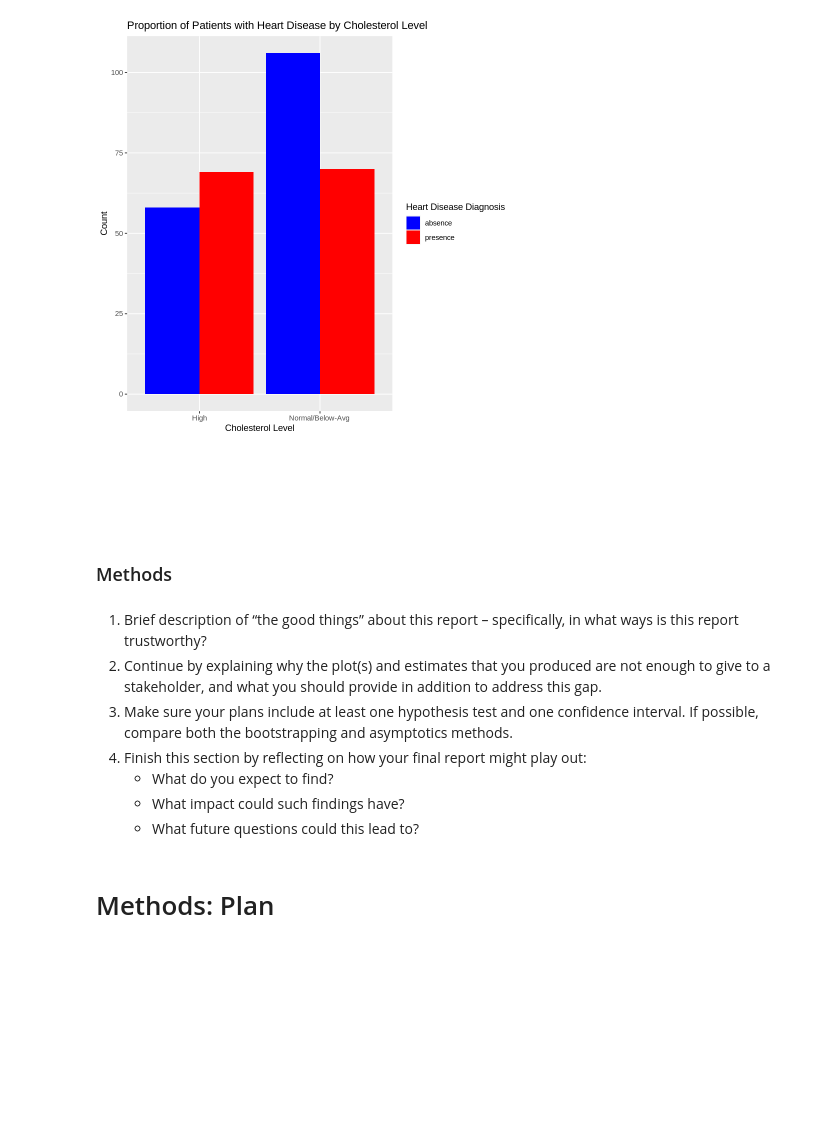
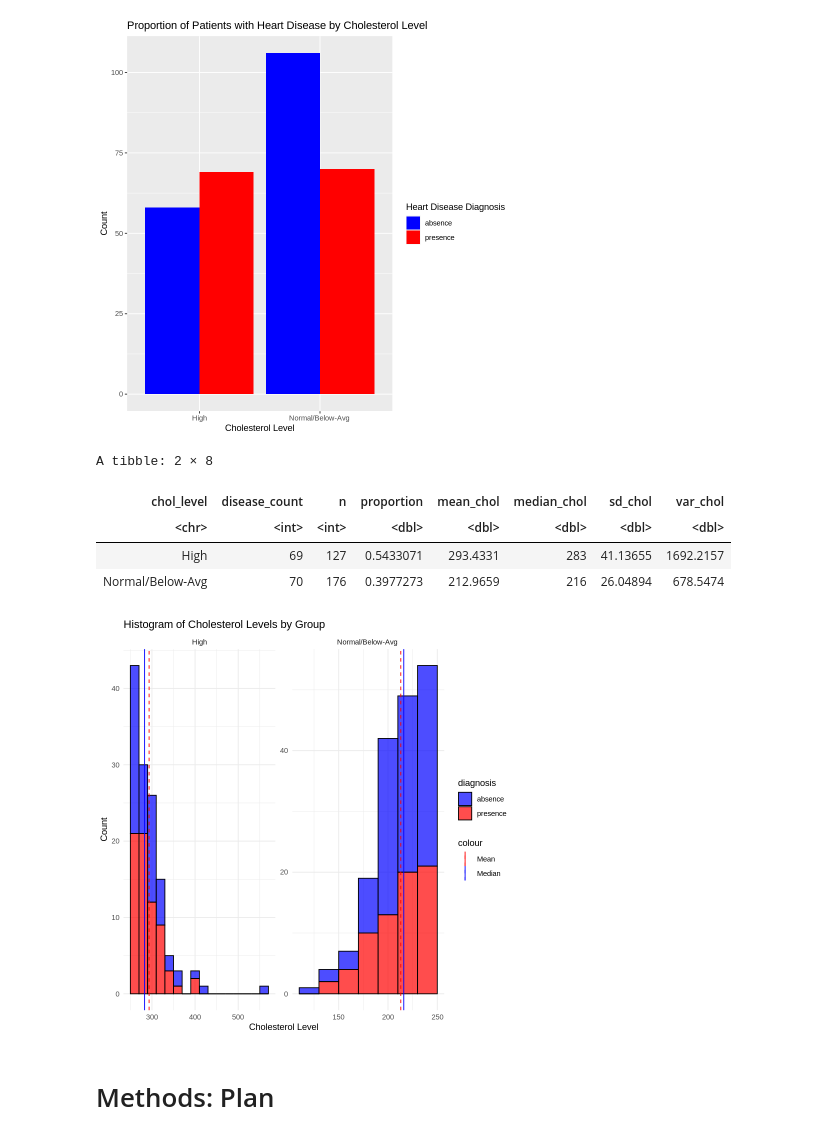
Before and after one commit to Kaylan-W/heart-disease-stat-201, a Jupyter notebook: Project_proposal.ipynb, the cells around one changed output. Drawn from its saved outputs; the diff is of its cells as text; code cells hidden in the pictures; blank space fills up the shorter version.

```diff
--- a/Project_proposal.ipynb
+++ b/Project_proposal.ipynb
@@ -147,17 +123,42 @@ ggplot(data_downsized, aes(x = chol_level, fill = diagnosis)) +
   scale_fill_manual(values = c("absence" = "blue", "presence" = "red"))
 # %% [output]
 [figure]
-# %% [markdown]
-<br><br><br><br>
-### Methods
-# %% [markdown]
-1. Brief description of “the good things” about this report – specifically, in what ways is this report trustworthy?
-2. Continue by explaining why the plot(s) and estimates that you produced are not enough to give to a stakeholder, and what you should provide in addition to address this gap.
-3. Make sure your plans include at least one hypothesis test and one confidence interval. If possible, compare both the bootstrapping and asymptotics methods.
-4. Finish this section by reflecting on how your final report might play out:
-    - What do you expect to find?
-    - What impact could such findings have?
-    - What future questions could this lead to?
+# %%
+#STEP 4: Compute estimates of the parameter you identified across your groups.
+
+prop_diagnosis_by_chol <- data_downsized %>%
+  group_by(chol_level) %>%
+  summarise(disease_count = sum(diagnosis == "presence"),
+            n = n(),
+            proportion = disease_count / n,
+            mean_chol = mean(chol, na.rm = TRUE),
+            median_chol = median(chol, na.rm = TRUE),
+            sd_chol = sd(chol, na.rm = TRUE),
+            var_chol = var(chol, na.rm = TRUE))
+
+
+#STEP 5: Present this in a table. If relevant, include these estimates in your plot.
+
+prop_diagnosis_by_chol
+
+ggplot(data_downsized, aes(x = chol, fill = diagnosis)) +
+  geom_histogram(binwidth = 20, color = "black", alpha = 0.7) +
+  geom_vline(data = prop_diagnosis_by_chol, aes(xintercept = mean_chol, color = "Mean"), linetype="dashed") +
+  geom_vline(data = prop_diagnosis_by_chol, aes(xintercept = median_chol, color = "Median"), linetype="solid") +
+  labs(title = "Histogram of Cholesterol Levels by Group",
+       x = "Cholesterol Level",
+       y = "Count") +
+  scale_color_manual(values = c("Mean" = "red", "Median" = "blue","Sqrt(Variance)" = "purple")) +
+  scale_fill_manual(values = c("absence" = "blue", "presence" = "red")) +
+  facet_wrap(~ chol_level, scales = "free") +
+  theme_minimal()
+# %% [output]
+A tibble: 2 × 8
+| chol_level | disease_count | n | proportion | mean_chol | median_chol | sd_chol | var_chol |
+| <chr> | <int> | <int> | <dbl> | <dbl> | <dbl> | <dbl> | <dbl> |
+| High | 69 | 127 | 0.5433071 | 293.4331 | 283 | 41.13655 | 1692.2157 |
+| Normal/Below-Avg | 70 | 176 | 0.3977273 | 212.9659 | 216 | 26.04894 | 678.5474 |
+[figure, added]
 # %% [markdown]
 # Methods: Plan
 # %% [markdown]
```
Also changed, not shown: parts of 7 cells of this notebook.
